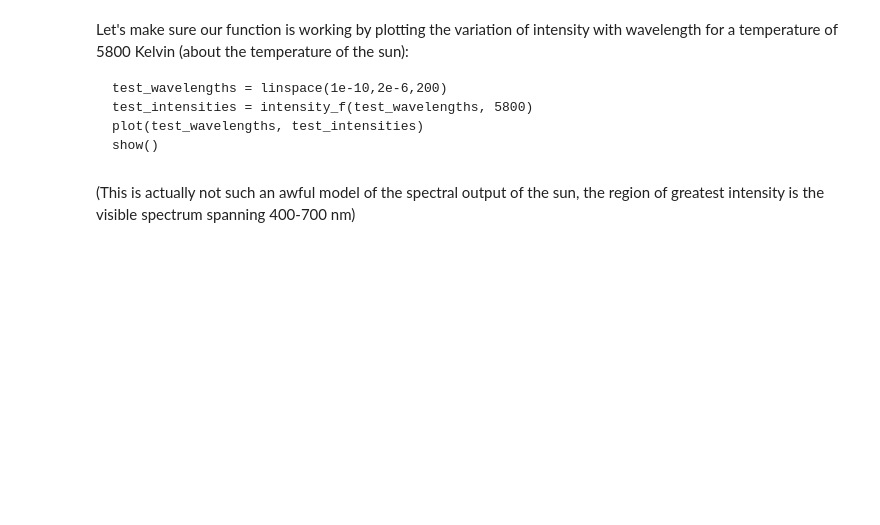
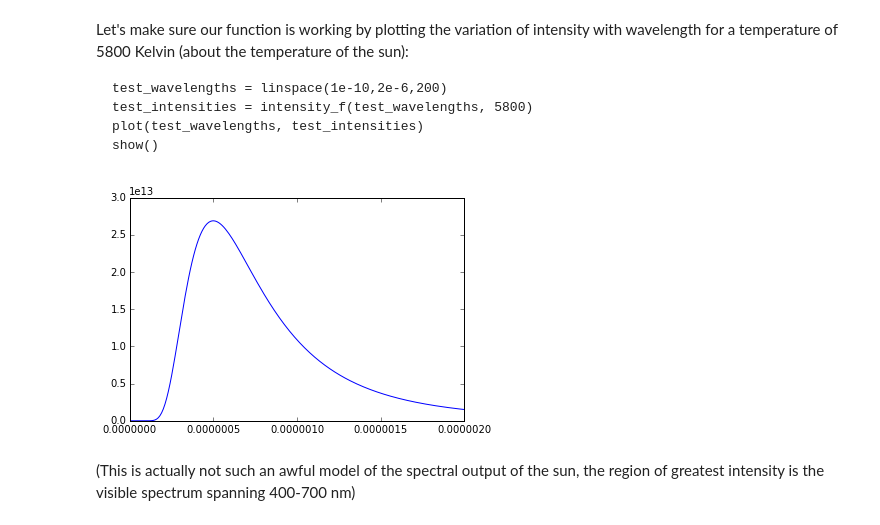
Before and after one commit to Clyde-fare/Imperial_Chem_Python, a Jupyter notebook: C_Y1/workshop3/Workshop 3_solns.ipynb, the cells around one changed output. Cells and saved outputs as stored; diff of their text form; code cells hidden in the pictures; blank space fills up the shorter version.

```diff
--- a/C_Y1/workshop3/Workshop 3_solns.ipynb
+++ b/C_Y1/workshop3/Workshop 3_solns.ipynb
@@ -257,6 +276,10 @@ Now we need to translate Planck's law into a form the computer understands using
     def intensity_f(wavelength, temperature):
         "Blackbody radiation intensity"
         return 2*h*c**2/wavelength**5 * 1/(e**(h*c/(wavelength*k*temperature))-1)
+# %%
+def intensity_f(wavelength, temperature):
+    "Blackbody radiation intensity"
+    return 2*h*c**2/wavelength**5 * 1/(e**(h*c/(wavelength*k*temperature))-1)
 # %% [markdown]
 Let's make sure our function is working by plotting the variation of intensity with wavelength for a temperature of 5800 Kelvin (about the temperature of the sun):
 
@@ -264,6 +287,13 @@ Let's make sure our function is working by plotting the variation of intensity w
     test_intensities = intensity_f(test_wavelengths, 5800)
     plot(test_wavelengths, test_intensities)
     show()
+# %%
+test_wavelengths = linspace(1e-10,2e-6,200)
+test_intensities = intensity_f(test_wavelengths, 5800)
+plot(test_wavelengths, test_intensities)
+show()
+# %% [output]
+[figure, added]
 # %% [markdown]
 (This is actually not such an awful model of the spectral output of the sun, the region of greatest intensity is the visible spectrum spanning 400-700 nm)
 # %% [markdown]
```
Also changed, not shown: parts of 12 cells of this notebook, 4 other files.
